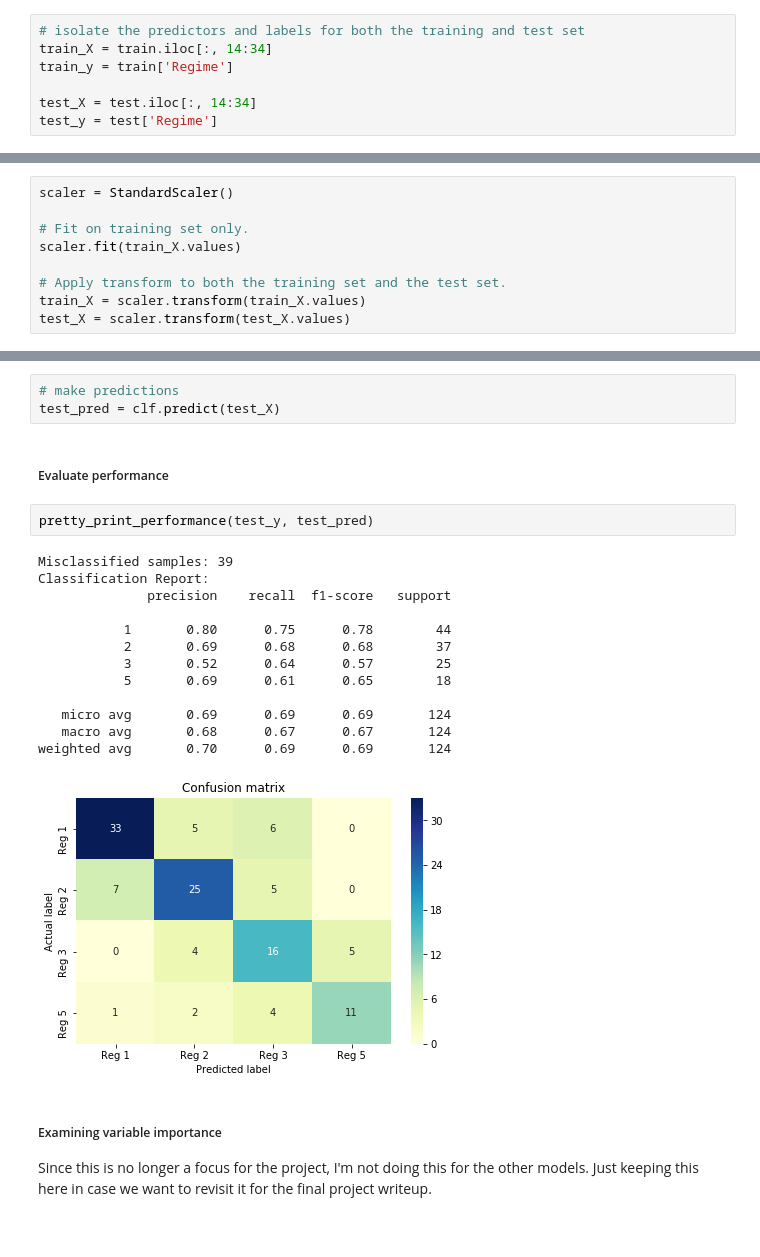
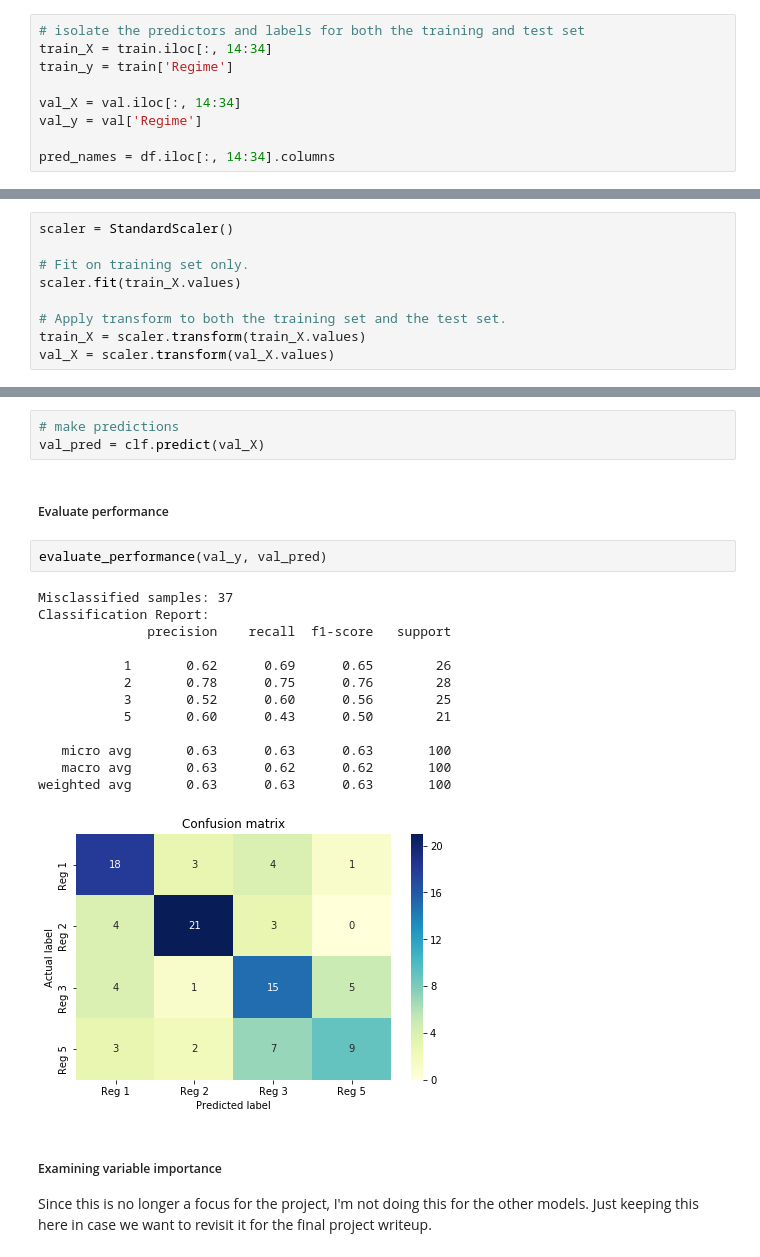
Before and after one commit to salliewalecka/Hawaii_RegimesPredictors, a Jupyter notebook: notebooks/Logistic_Regressions.ipynb, the cells around one changed output, grey strips where cells are left out. Drawn from its saved outputs; the diff is of its cells as text.

```diff
--- a/notebooks/Logistic_Regressions.ipynb
+++ b/notebooks/Logistic_Regressions.ipynb
@@ -65,5 +32,7 @@ dtype: object
 train_X = train.iloc[:, 14:34]
 train_y = train['Regime']
 
-test_X = test.iloc[:, 14:34]
-test_y = test['Regime']
+val_X = val.iloc[:, 14:34]
+val_y = val['Regime']
+
+pred_names = df.iloc[:, 14:34].columns
@@ -99,4 +46,4 @@ scaler.fit(train_X.values)
 
 # Apply transform to both the training set and the test set.
 train_X = scaler.transform(train_X.values)
-test_X = scaler.transform(test_X.values)
+val_X = scaler.transform(val_X.values)
@@ -141,25 +62,25 @@ LogisticRegression(C=1.0, class_weight=None, dual=False, fit_intercept=True,
           tol=0.0001, verbose=0, warm_start=False)
 # %%
 # make predictions
-test_pred = clf.predict(test_X)
+val_pred = clf.predict(val_X)
 # %% [markdown]
 ##### Evaluate performance
-# %%
-pretty_print_performance(test_y, test_pred)
-# %% [output]
-Misclassified samples: 39
-Classification Report:
-              precision    recall  f1-score   support
-
-           1       0.80      0.75      0.78        44
-           2       0.69      0.68      0.68        37
-           3       0.52      0.64      0.57        25
-           5       0.69      0.61      0.65        18
-
-   micro avg       0.69      0.69      0.69       124
-   macro avg       0.68      0.67      0.67       124
-weighted avg       0.70      0.69      0.69       124
-[figure, removed]
+# %%
+evaluate_performance(val_y, val_pred)
+# %% [output]
+Misclassified samples: 37
+Classification Report:
+              precision    recall  f1-score   support
+
+           1       0.62      0.69      0.65        26
+           2       0.78      0.75      0.76        28
+           3       0.52      0.60      0.56        25
+           5       0.60      0.43      0.50        21
+
+   micro avg       0.63      0.63      0.63       100
+   macro avg       0.63      0.62      0.62       100
+weighted avg       0.63      0.63      0.63       100
+[figure, added]
 # %% [markdown]
 ##### Examining variable importance
 Since this is no longer a focus for the project, I'm not doing this for the other models. Just keeping this here in case we want to revisit it for the final project writeup.
```
Also changed, not shown: parts of 20 cells of this notebook.
